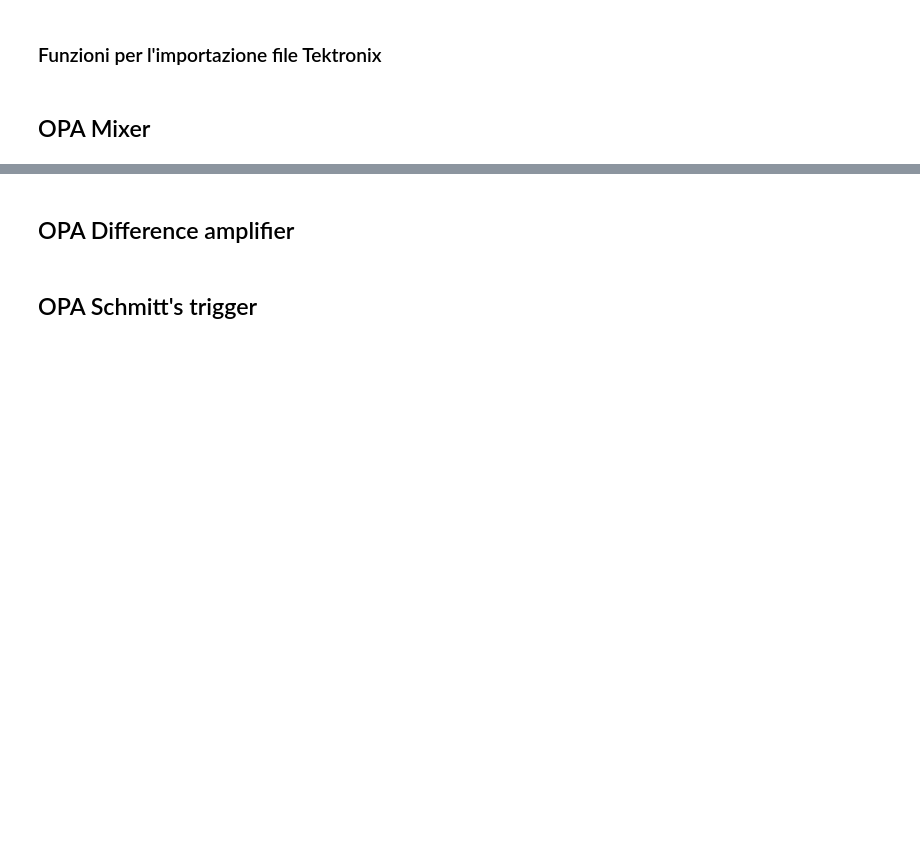
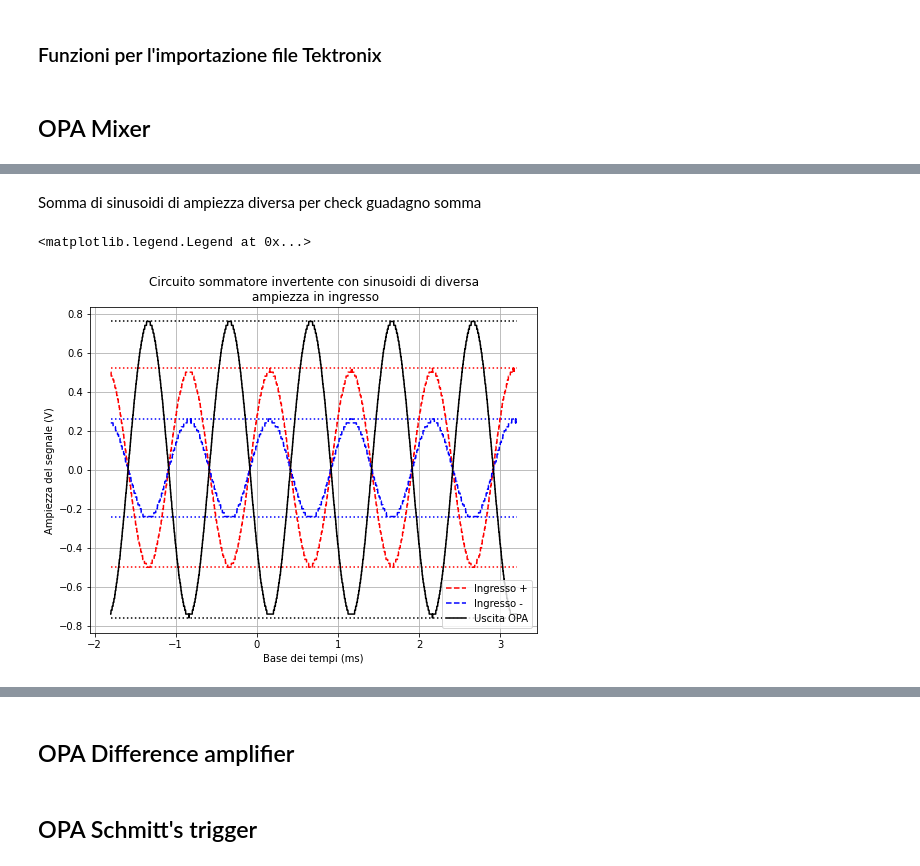
Before and after one commit to valeriopagliarino/Electronics-2021-UNITO-Public, a Jupyter notebook: analysis/3_Mixer_Diff_Trigger.ipynb, the cells around one changed output, grey strips where cells are left out. Saved outputs shown, nothing was run; the diff lists cells and outputs as text; code cells hidden in the pictures; blank space fills up the shorter version.

```diff
--- a/analysis/3_Mixer_Diff_Trigger.ipynb
+++ b/analysis/3_Mixer_Diff_Trigger.ipynb
@@ -184,0 +239,27 @@ sign_s6ch2_f = s6_ch2_f['Data'].to_numpy().transpose()[1]
+# %% [markdown]
+Somma di sinusoidi di ampiezza diversa per check guadagno somma
+# %%
+fig, ax = plt.subplots(figsize=(8, 6))
+ax.plot(time_s3ch1_f*1000, sign_s3ch1_f, color = "red", label = "Ingresso +", linestyle = "--")
+ax.plot(time_s3ch2_f*1000, sign_s3ch2_f, color = "blue", label = "Ingresso -", linestyle = "--")
+ax.plot(time_s3ch3_f*1000, sign_s3ch3_f, color = "black", label = "Uscita OPA")
+
+
+
+ax.set(xlabel='Base dei tempi (ms)', ylabel='Ampiezza del segnale (V)',
+       title='Circuito sommatore invertente con sinusoidi di diversa\n ampiezza in ingresso')
+
+ax.grid()
+ax.hlines(max(sign_s3ch1_f), -1.8, 3.2, linestyle = ":", color = "red")
+ax.hlines(max(sign_s3ch2_f), -1.8, 3.2, linestyle = ":", color = "blue")
+ax.hlines(max(sign_s3ch3_f), -1.8, 3.2, linestyle = ":", color = "black")
+
+ax.hlines(min(sign_s3ch1_f), -1.8, 3.2, linestyle = ":", color = "red")
+ax.hlines(min(sign_s3ch2_f), -1.8, 3.2, linestyle = ":", color = "blue")
+ax.hlines(min(sign_s3ch3_f), -1.8, 3.2, linestyle = ":", color = "black")
+
+
+ax.legend(bbox_to_anchor=(0.5, 0., 0.5, 0.5))
+# %% [output]
+<matplotlib.legend.Legend at 0x...>
+[figure, added]
```
Also changed, not shown: parts of 10 cells of this notebook.
